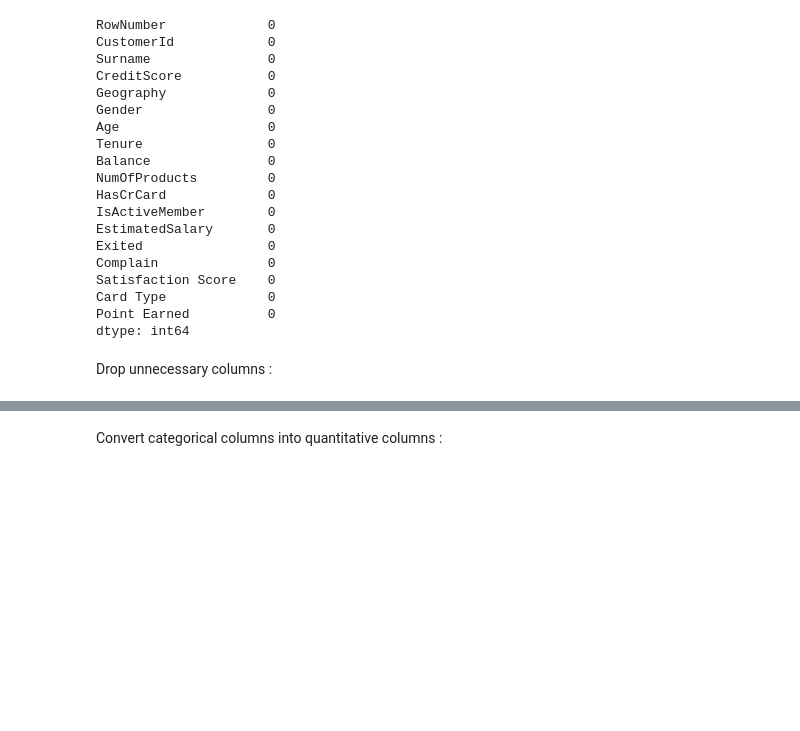
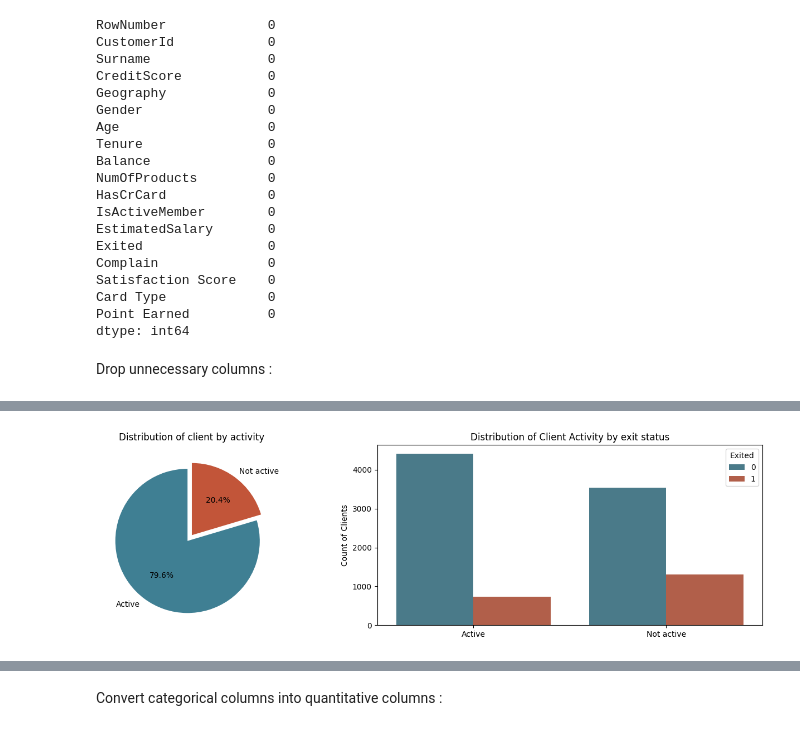
Before and after one commit to Abderrahmane-Chafi/BankCustomerChurnAnalysis, a Jupyter notebook: notebook794dc85e40.ipynb, the cells around one changed output, grey strips where cells are left out. Saved outputs shown, nothing was run; the diff lists cells and outputs as text; code cells hidden in the pictures; blank space fills up the shorter version.

```diff
--- a/notebook794dc85e40.ipynb
+++ b/notebook794dc85e40.ipynb
@@ -158,0 +259,28 @@ df.drop(columns=['RowNumber','CustomerId','Surname'],inplace=True)
+# %%
+fig, axes = plt.subplots(1, 2, figsize=(14, 4))
+
+labels=['Active','Not active']
+explode = (0.1, 0)
+
+df['Exited'].value_counts().plot(kind='pie',
+                                 autopct='%1.1f%%',
+                                 colors=colors,
+                                 labels=labels,
+                                 startangle=90,
+                                 ax=axes[0],
+                                 explode=explode
+                                )
+axes[0].set_title(f"Distribution of client by activity", loc='center')
+axes[0].set_ylabel('')
+
+df['IsActiveMember'] = df['IsActiveMember'].replace({0: labels[1], 1:labels[0]})
+sns.countplot(data=df, x=df['IsActiveMember'], hue='Exited', ax=axes[1], palette=colors)
+axes[1].set_title(f"Distribution of Client Activity by exit status", loc='center')
+axes[1].set_xlabel("")
+axes[1].set_ylabel("Count of Clients")
+
+plt.tight_layout()
+
+plt.show()
+# %% [output]
+[figure, added]
```
Also changed, not shown: parts of 37 cells of this notebook.
